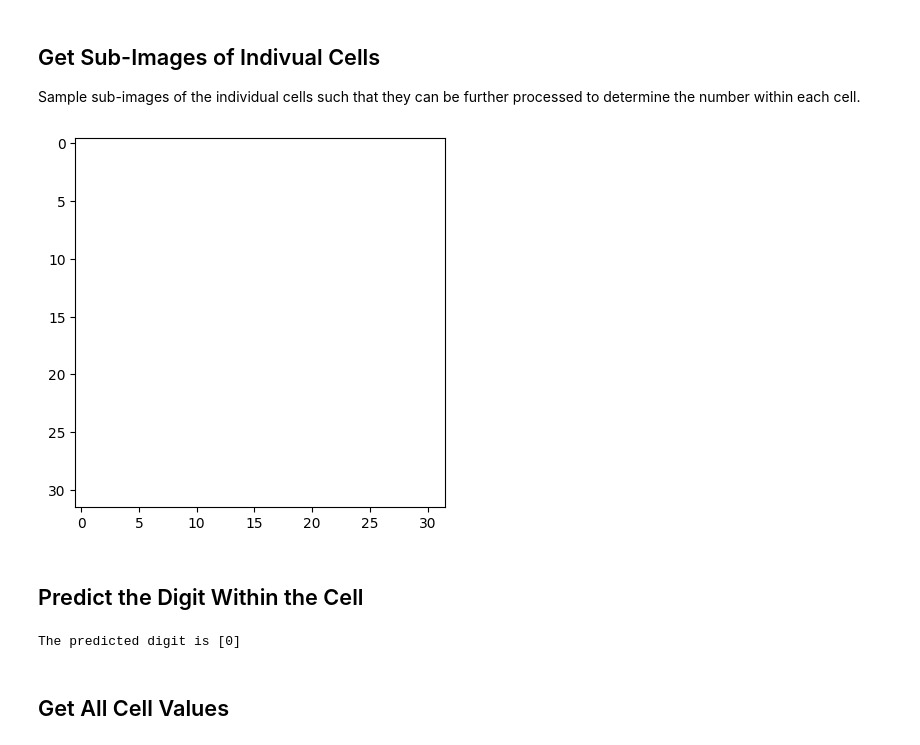
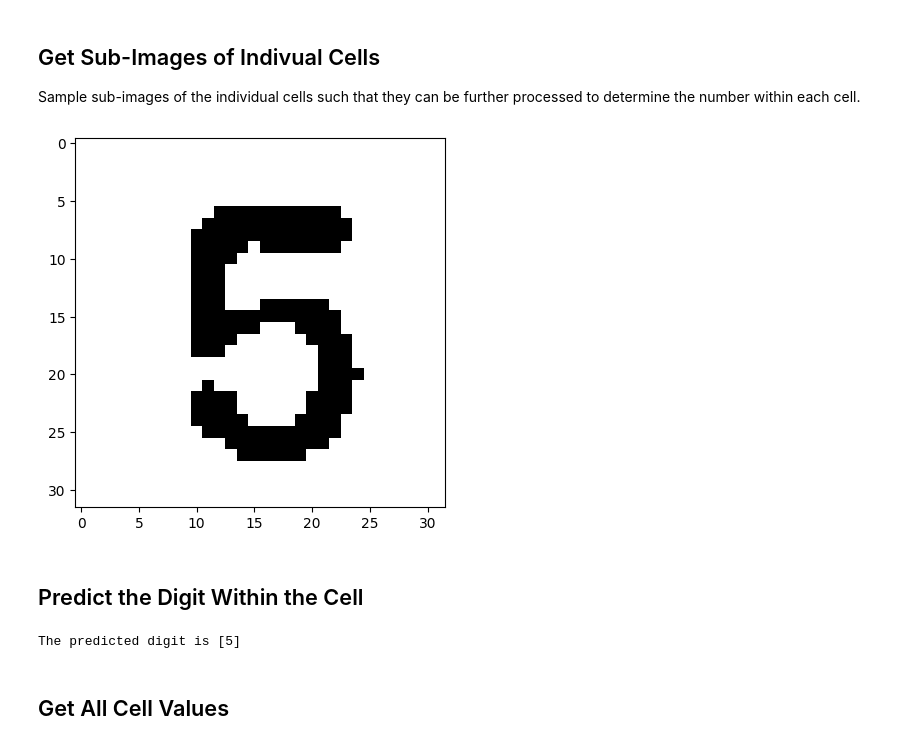
Before and after one commit to GCSchmidt/sudoku-solver-project, a Jupyter notebook: notebooks/sudoku_image_solver.ipynb, the cells around one changed output. Saved outputs shown, nothing was run; the diff lists cells and outputs as text; code cells hidden in the pictures.

```diff
--- a/sudoku_image_solver.ipynb
+++ b/notebooks/sudoku_image_solver.ipynb
@@ -114,7 +118,7 @@ def image_to_string(img, vertical_lines_coords, horizontal_lines_coords):
 
 The image is expetced to be screenshot of a sudoku quiz from [this website](https://sudoku.com/). The image must only contain the entire quiz grid.
 # %%
-img_gray = cv.imread("inputs/images/quiz_1.png", cv.IMREAD_GRAYSCALE)
+img_gray = cv.imread("../inputs/images/quiz_1.png", cv.IMREAD_GRAYSCALE)
 # resize for consistency
 img_gray = cv.resize(img_gray, (500, 500), interpolation= cv.INTER_LINEAR)
 img_rgb = cv.cvtColor(img_gray,cv.COLOR_GRAY2RGB)
@@ -177,11 +181,11 @@ Sample sub-images of the individual cells such that they can be further processe
 # %%
 # View a digit within a cell
 vertical_lines_coords, horizontal_lines_coords = get_coords_of_lines(corner_coords_reduced)
-sqr_img = get_sqr_sub_image(img_th, 3, 2, vertical_lines_coords, horizontal_lines_coords)
+sqr_img = get_sqr_sub_image(img_th, 1, 8, vertical_lines_coords, horizontal_lines_coords)
 plt.imshow(sqr_img, cmap='gray', vmax=255, vmin=0)
 plt.show()
 # %% [output]
-[figure, old version]
+[figure, new version]
 # %% [markdown]
 ## Predict the Digit Within the Cell
 # %%
@@ -189,7 +193,7 @@ plt.show()
 pred_digit= digit_clf.predict_digits([sqr_img])
 print(f"The predicted digit is {pred_digit}")
 # %% [output]
-The predicted digit is [0]
+The predicted digit is [5]
 # %% [markdown]
 ## Get All Cell Values
 # %%
```
Also changed, not shown: parts of 3 cells of this notebook, 9 other files.
